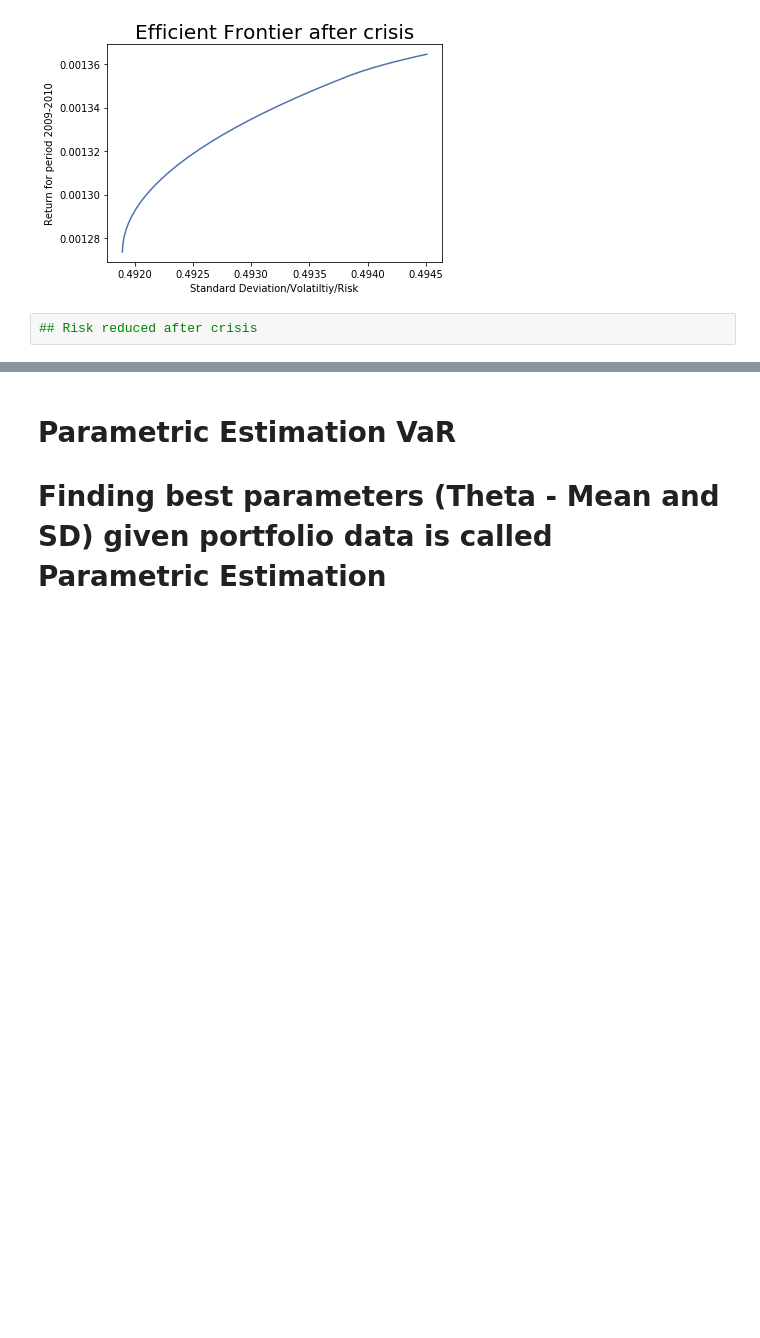
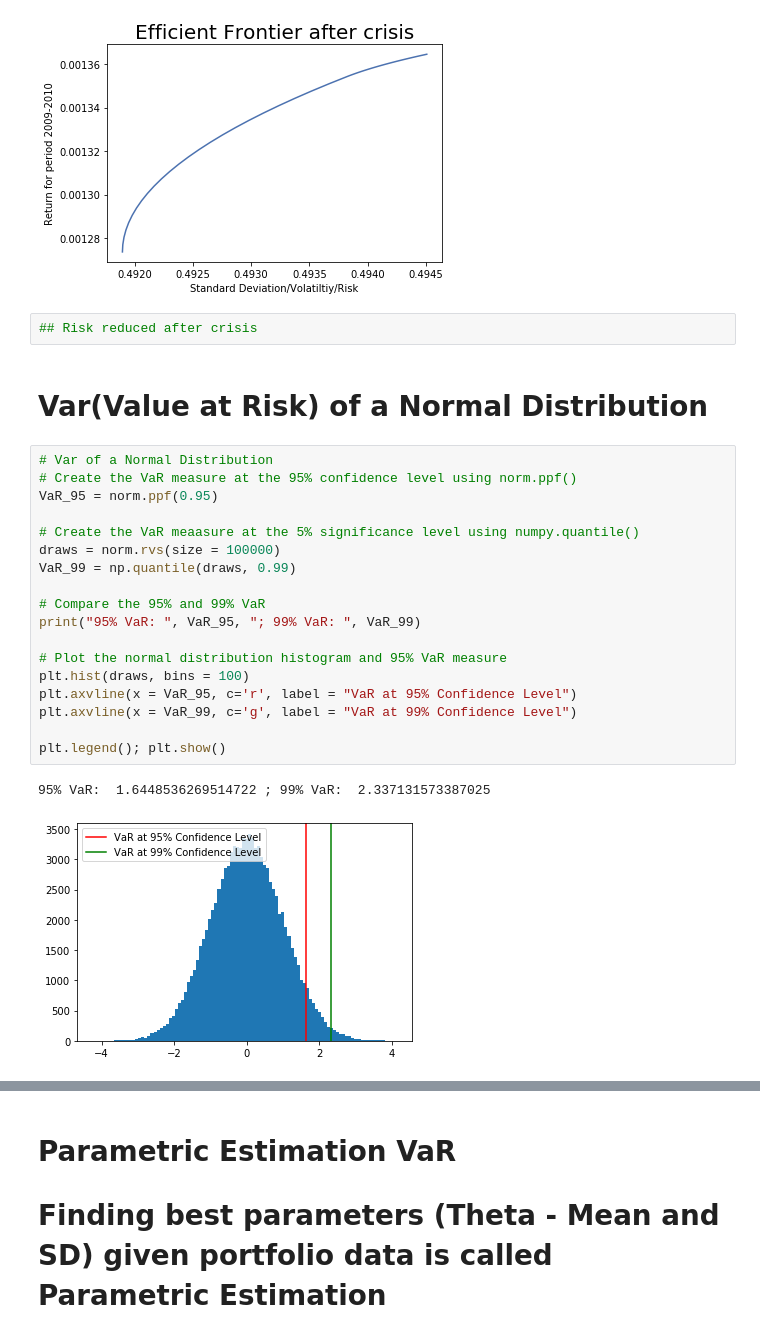
Before and after one commit to BAGLAT/Portfolio-Risk-Management, a Jupyter notebook: Quantitative Risk Management - Portfolio of Citi, GS, JPM, MS during Financial Crisis.ipynb, the cells around one changed output, grey strips where cells are left out. Saved outputs shown, nothing was run; the diff lists cells and outputs as text; blank space fills up the shorter version.

```diff
--- a/Quantitative Risk Management - Portfolio of Citi, GS, JPM, MS during Financial Crisis.ipynb
+++ b/Quantitative Risk Management - Portfolio of Citi, GS, JPM, MS during Financial Crisis.ipynb
@@ -884,3 +887,26 @@ plt.plot(vol,ret)
 [figure]
 # %%
 ## Risk reduced after crisis
+# %% [markdown]
+# Var(Value at Risk) of a Normal Distribution
+# %%
+# Var of a Normal Distribution
+# Create the VaR measure at the 95% confidence level using norm.ppf()
+VaR_95 = norm.ppf(0.95)
+
+# Create the VaR meaasure at the 5% significance level using numpy.quantile()
+draws = norm.rvs(size = 100000)
+VaR_99 = np.quantile(draws, 0.99)
+
+# Compare the 95% and 99% VaR
+print("95% VaR: ", VaR_95, "; 99% VaR: ", VaR_99)
+
+# Plot the normal distribution histogram and 95% VaR measure
+plt.hist(draws, bins = 100)
+plt.axvline(x = VaR_95, c='r', label = "VaR at 95% Confidence Level")
+plt.axvline(x = VaR_99, c='g', label = "VaR at 99% Confidence Level")
+
+plt.legend(); plt.show()
+# %% [output]
+95% VaR:  1.6448536269514722 ; 99% VaR:  2.337131573387025
+[figure, added]
```
Also changed, not shown: parts of 12 cells of this notebook.
